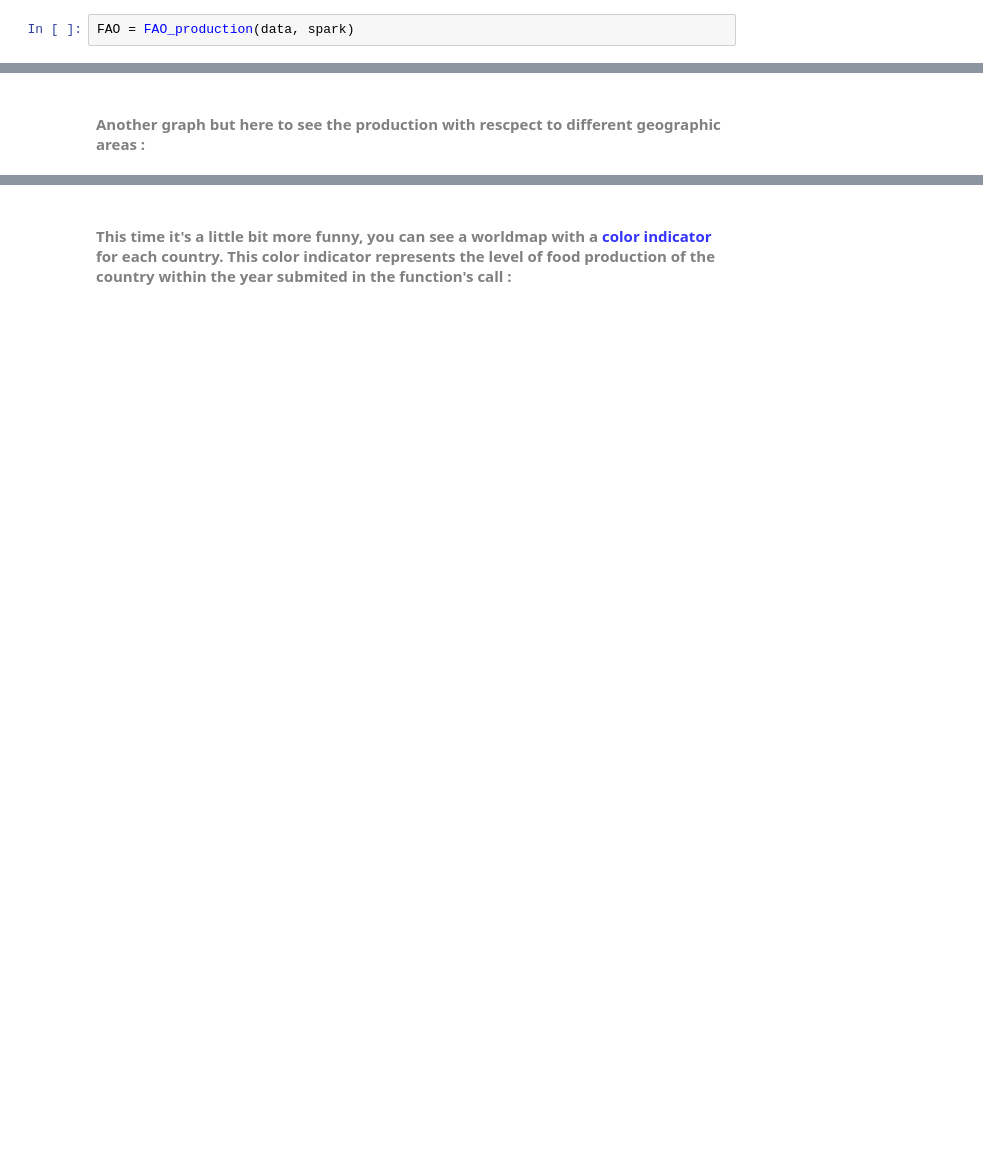
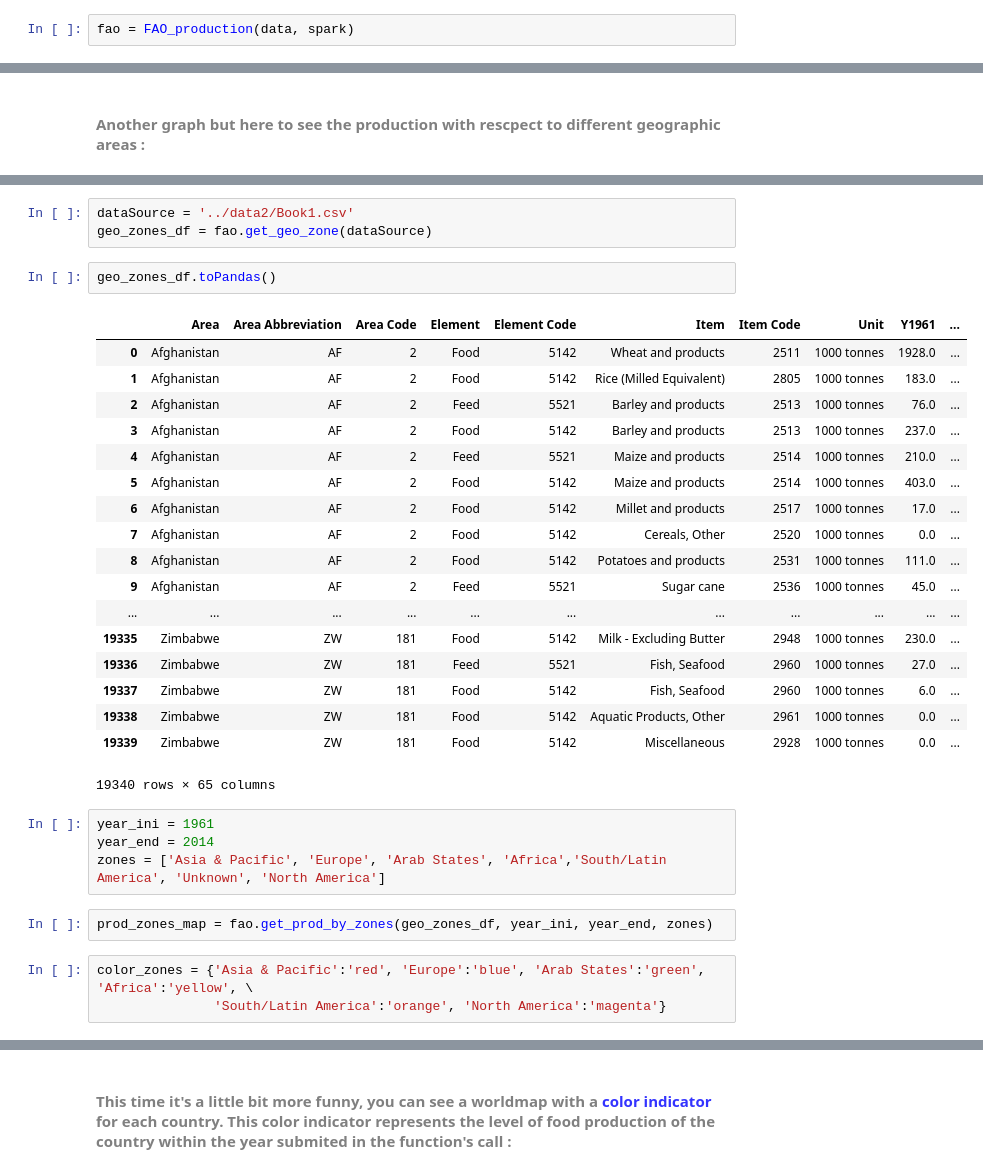
Before and after one commit to devonfw-forge/spark-data-and-ci-showcase, a Jupyter notebook: notebooks/Crisis_analyse.ipynb, the cells around one changed output, grey strips where cells are left out. Cells and saved outputs as stored; diff of their text form; blank space fills up the shorter version.

```diff
--- a/notebooks/Crisis_analyse.ipynb
+++ b/notebooks/Crisis_analyse.ipynb
@@ -111,4 +111,4 @@ data = sqlCtx.read.json("../data2/FAO+database.json", multiLine=True)
 # %%
-FAO = FAO_production(data, spark)
+fao = FAO_production(data, spark)
 # %% [markdown]
 #### <font color="grey"> Applying sum function to gradualy see the raise of the **world production throught the years** :</font>
@@ -125,0 +123,33 @@ FAO.plot_zones_production()
+# %%
+dataSource = '../data2/Book1.csv'
+geo_zones_df = fao.get_geo_zone(dataSource)
+# %%
+geo_zones_df.toPandas()
+# %% [output]
+|  | Area | Area Abbreviation | Area Code | Element | Element Code | Item | Item Code | Unit | Y1961 | ... |
+| 0 | Afghanistan | AF | 2 | Food | 5142 | Wheat and products | 2511 | 1000 tonnes | 1928.0 | ... |
+| 1 | Afghanistan | AF | 2 | Food | 5142 | Rice (Milled Equivalent) | 2805 | 1000 tonnes | 183.0 | ... |
+| 2 | Afghanistan | AF | 2 | Feed | 5521 | Barley and products | 2513 | 1000 tonnes | 76.0 | ... |
+| 3 | Afghanistan | AF | 2 | Food | 5142 | Barley and products | 2513 | 1000 tonnes | 237.0 | ... |
+| 4 | Afghanistan | AF | 2 | Feed | 5521 | Maize and products | 2514 | 1000 tonnes | 210.0 | ... |
+| 5 | Afghanistan | AF | 2 | Food | 5142 | Maize and products | 2514 | 1000 tonnes | 403.0 | ... |
+| 6 | Afghanistan | AF | 2 | Food | 5142 | Millet and products | 2517 | 1000 tonnes | 17.0 | ... |
+| 7 | Afghanistan | AF | 2 | Food | 5142 | Cereals, Other | 2520 | 1000 tonnes | 0.0 | ... |
+| 8 | Afghanistan | AF | 2 | Food | 5142 | Potatoes and products | 2531 | 1000 tonnes | 111.0 | ... |
+| 9 | Afghanistan | AF | 2 | Feed | 5521 | Sugar cane | 2536 | 1000 tonnes | 45.0 | ... |
+| ... | ... | ... | ... | ... | ... | ... | ... | ... | ... | ... |
+| 19335 | Zimbabwe | ZW | 181 | Food | 5142 | Milk - Excluding Butter | 2948 | 1000 tonnes | 230.0 | ... |
+| 19336 | Zimbabwe | ZW | 181 | Feed | 5521 | Fish, Seafood | 2960 | 1000 tonnes | 27.0 | ... |
+| 19337 | Zimbabwe | ZW | 181 | Food | 5142 | Fish, Seafood | 2960 | 1000 tonnes | 6.0 | ... |
+| 19338 | Zimbabwe | ZW | 181 | Food | 5142 | Aquatic Products, Other | 2961 | 1000 tonnes | 0.0 | ... |
+| 19339 | Zimbabwe | ZW | 181 | Food | 5142 | Miscellaneous | 2928 | 1000 tonnes | 0.0 | ... |
+19340 rows × 65 columns
+# %%
+year_ini = 1961
+year_end = 2014
+zones = ['Asia & Pacific', 'Europe', 'Arab States', 'Africa','South/Latin America', 'Unknown', 'North America']
+# %%
+prod_zones_map = fao.get_prod_by_zones(geo_zones_df, year_ini, year_end, zones)
+# %%
+color_zones = {'Asia & Pacific':'red', 'Europe':'blue', 'Arab States':'green', 'Africa':'yellow', \
+               'South/Latin America':'orange', 'North America':'magenta'}
```
Also changed, not shown: parts of 37 cells of this notebook, 4 other files.
